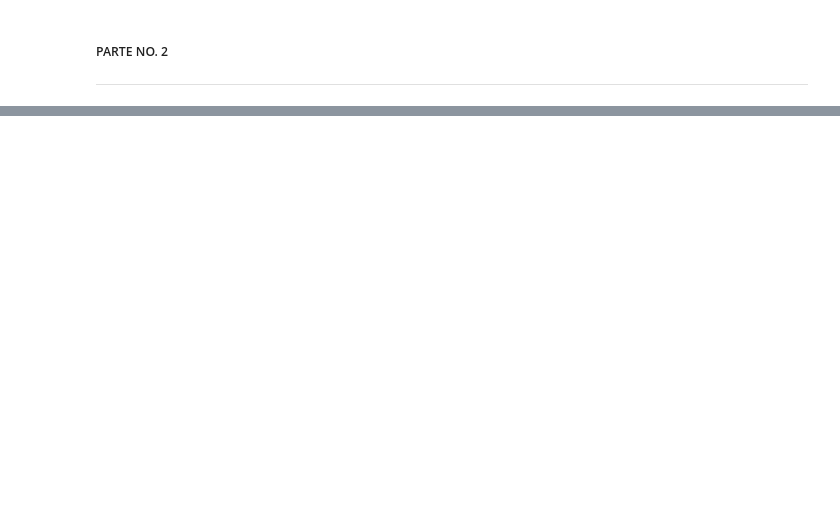
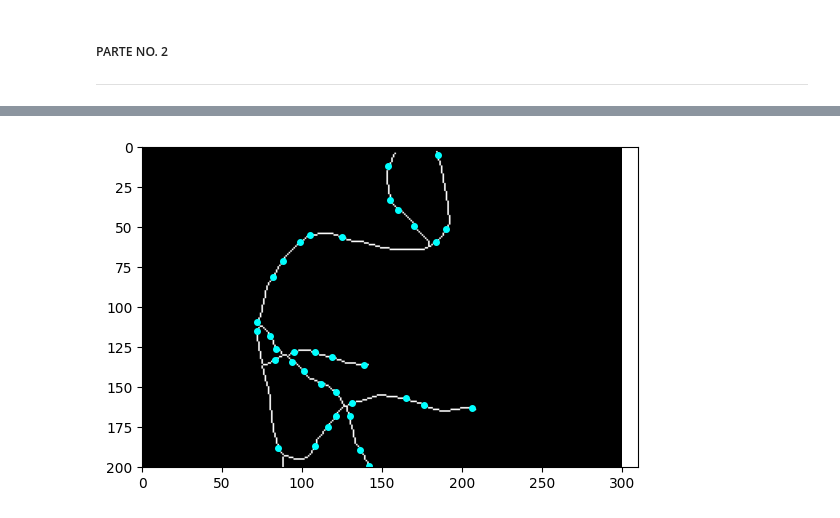
Before and after one commit to Paola-Contreras/Proyecto1-VC, a Jupyter notebook: proyecto_parte2.ipynb, the cells around one changed output, grey strips where cells are left out. Saved outputs shown, nothing was run; the diff lists cells and outputs as text; code cells hidden in the pictures; blank space fills up the shorter version.

```diff
--- a/proyecto_parte2.ipynb
+++ b/proyecto_parte2.ipynb
@@ -37,0 +50,20 @@ plt.imshow(T, cmap='gray')
+# %%
+from skimage.feature import corner_peaks, corner_fast
+
+
+def draw_limits(image):
+    corner_image = corner_fast(image)
+    coords = corner_peaks(corner_image, min_distance=5, threshold_rel=0.1)
+    return coords, corner_image
+
+coords, corner_img = draw_limits(skel)
+
+fig, ax = plt.subplots()
+ax.imshow(skel, cmap=plt.cm.gray)
+ax.plot(coords[:, 1], coords[:, 0], color='cyan', marker='o',
+        linestyle='None', markersize=4)
+# ax.plot(coords_subpix[:, 1], coords_subpix[:, 0], '+r', markersize=15)
+ax.axis((0, 310, 200, 0))
+plt.show()
+# %% [output]
+[figure, added]
```
Also changed, not shown: parts of 5 cells of this notebook.
